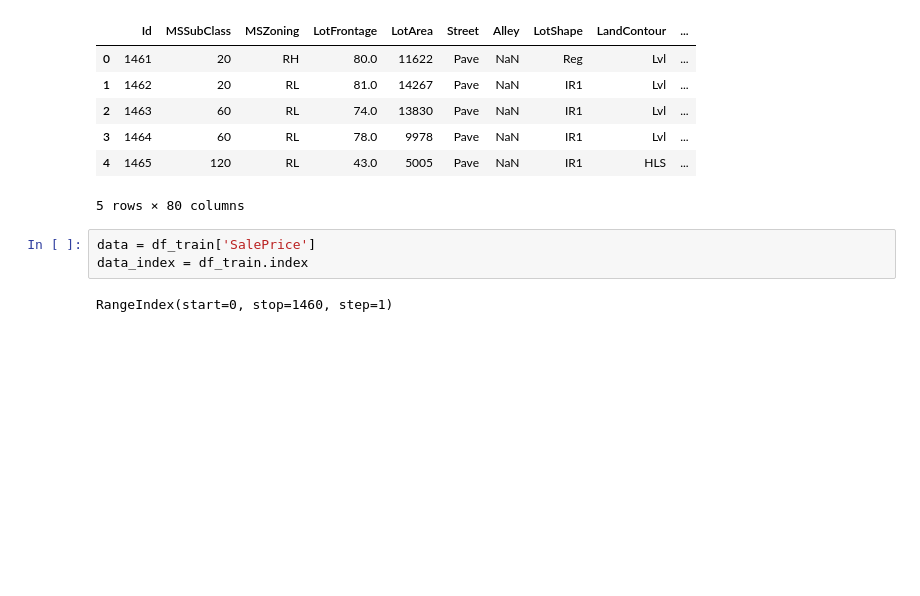
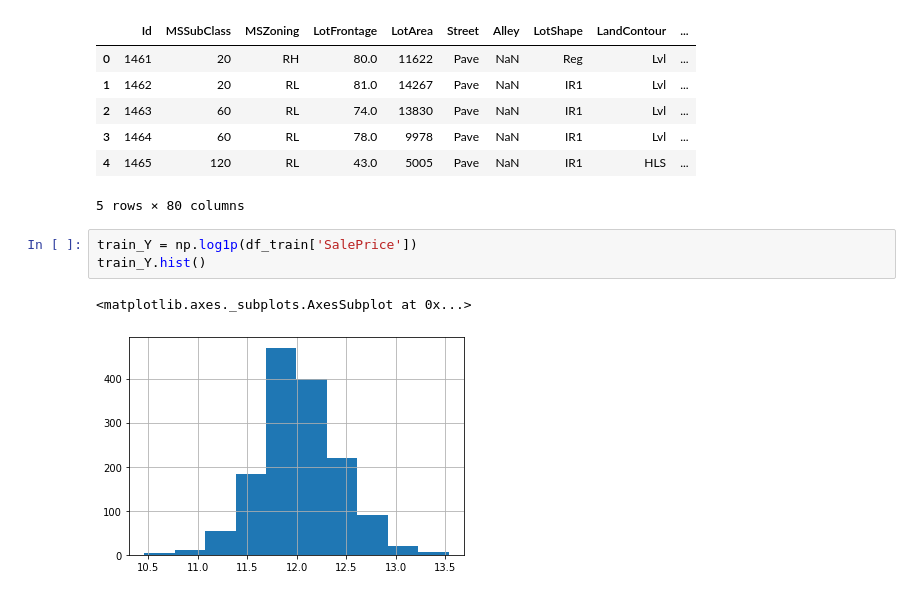
Before and after one commit to ChiehYuu/python_practice, a Jupyter notebook: ML100_practice/EDA.ipynb, the cells around one changed output. Drawn from its saved outputs; the diff is of its cells as text; blank space fills up the shorter version.

```diff
--- a/ML100_practice/EDA.ipynb
+++ b/ML100_practice/EDA.ipynb
@@ -434,8 +438,9 @@ df_test.head()
 | 3 | 1464 | 60 | RL | 78.0 | 9978 | Pave | NaN | IR1 | Lvl | ... |
 | 4 | 1465 | 120 | RL | 43.0 | 5005 | Pave | NaN | IR1 | HLS | ... |
 5 rows × 80 columns
-# %%
-data = df_train['SalePrice']
-data_index = df_train.index
-# %% [output]
-RangeIndex(start=0, stop=1460, step=1)
+# %%
+train_Y = np.log1p(df_train['SalePrice'])
+train_Y.hist()
+# %% [output]
+<matplotlib.axes._subplots.AxesSubplot at 0x...>
+[figure, added]
```
Also changed, not shown: parts of 8 cells of this notebook.
